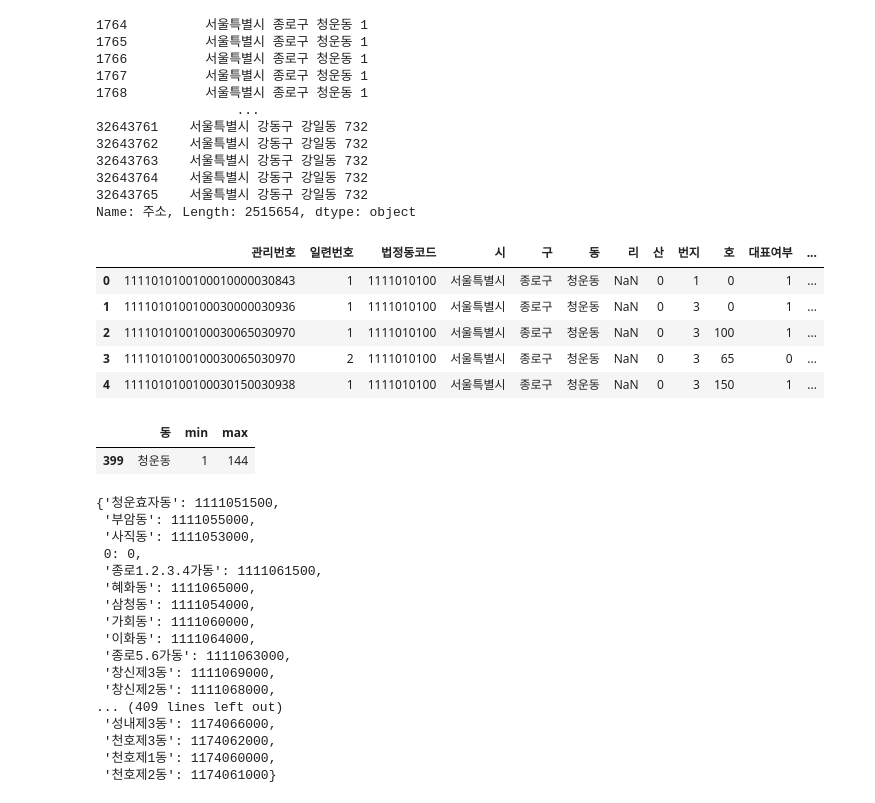
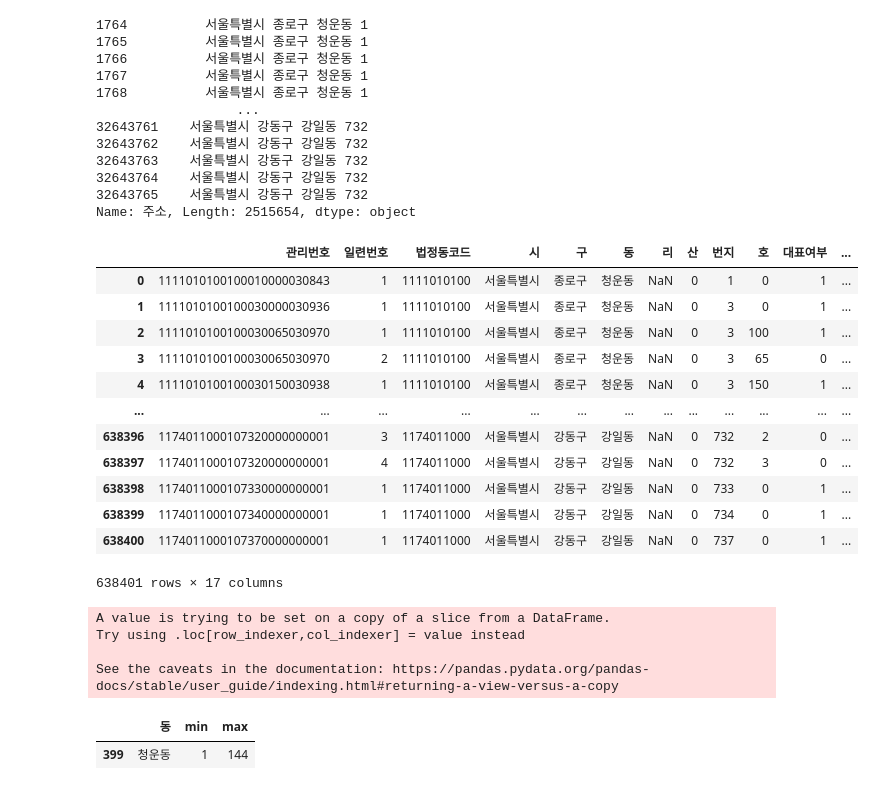
Before and after one commit to icehongsi/seoulresearch_project, a Jupyter notebook: Research/공동주택지가분석.ipynb, the cells around one changed output. Cells and saved outputs as stored; diff of their text form; code cells hidden in the pictures.

```diff
--- a/Research/공동주택지가분석.ipynb
+++ b/Research/공동주택지가분석.ipynb
@@ -43,11 +43,26 @@ Name: 주소, Length: 2515654, dtype: object
 # %%
 code_info = pd.read_excel("C:\\Users\Youngju Hong\Documents\projectfile\지역코드\부동산종합데이터.xlsx", sheet_name = 0, dtype = object)
 # %%
-code_info.head()
+code_info
 # %% [output]
 |  | 관리번호 | 일련번호 | 법정동코드 | 시 | 구 | 동 | 리 | 산 | 번지 | 호 | 대표여부 | ... |
 | 0 | 1111010100100010000030843 | 1 | 1111010100 | 서울특별시 | 종로구 | 청운동 | NaN | 0 | 1 | 0 | 1 | ... |
 | 1 | 1111010100100030000030936 | 1 | 1111010100 | 서울특별시 | 종로구 | 청운동 | NaN | 0 | 3 | 0 | 1 | ... |
 | 2 | 1111010100100030065030970 | 1 | 1111010100 | 서울특별시 | 종로구 | 청운동 | NaN | 0 | 3 | 100 | 1 | ... |
 | 3 | 1111010100100030065030970 | 2 | 1111010100 | 서울특별시 | 종로구 | 청운동 | NaN | 0 | 3 | 65 | 0 | ... |
 | 4 | 1111010100100030150030938 | 1 | 1111010100 | 서울특별시 | 종로구 | 청운동 | NaN | 0 | 3 | 150 | 1 | ... |
+| ... | ... | ... | ... | ... | ... | ... | ... | ... | ... | ... | ... | ... |
+| 638396 | 1174011000107320000000001 | 3 | 1174011000 | 서울특별시 | 강동구 | 강일동 | NaN | 0 | 732 | 2 | 0 | ... |
+| 638397 | 1174011000107320000000001 | 4 | 1174011000 | 서울특별시 | 강동구 | 강일동 | NaN | 0 | 732 | 3 | 0 | ... |
+| 638398 | 1174011000107330000000001 | 1 | 1174011000 | 서울특별시 | 강동구 | 강일동 | NaN | 0 | 733 | 0 | 1 | ... |
+| 638399 | 1174011000107340000000001 | 1 | 1174011000 | 서울특별시 | 강동구 | 강일동 | NaN | 0 | 734 | 0 | 1 | ... |
+| 638400 | 1174011000107370000000001 | 1 | 1174011000 | 서울특별시 | 강동구 | 강일동 | NaN | 0 | 737 | 0 | 1 | ... |
+638401 rows × 17 columns
+# %%
+code_new = code_info[["법정동코드", "행정동코드", "구", "동"]]
+code_new["구동"] = code_new["구"] + " " + code_new["동"]
+# %% [output]
+A value is trying to be set on a copy of a slice from a DataFrame.
+Try using .loc[row_indexer,col_indexer] = value instead
+
+See the caveats in the documentation: https://pandas.pydata.org/pandas-docs/stable/user_guide/indexing.html#returning-a-view-versus-a-copy
@@ -68,26 +87,6 @@ for i in dict1.keys():
 
 # 주소 - 행정동명간 맵핑
 hangdong_to_code = dict(zip(code_info["행정동명"], code_info["행정동코드"]))
-# %%
-hangdong_to_code
-# %% [output]
-{'청운효자동': 1111051500,
- '부암동': 1111055000,
- '사직동': 1111053000,
- 0: 0,
- '종로1.2.3.4가동': 1111061500,
- '혜화동': 1111065000,
- '삼청동': 1111054000,
- '가회동': 1111060000,
- '이화동': 1111064000,
- '종로5.6가동': 1111063000,
- '창신제3동': 1111069000,
- '창신제2동': 1111068000,
-... (409 lines left out)
- '성내제3동': 1174066000,
- '천호제3동': 1174062000,
- '천호제1동': 1174060000,
- '천호제2동': 1174061000}
 # %%
 def find_hangdong(x):
     try:
```
Also changed, not shown: parts of 8 cells of this notebook, 5 other files.
